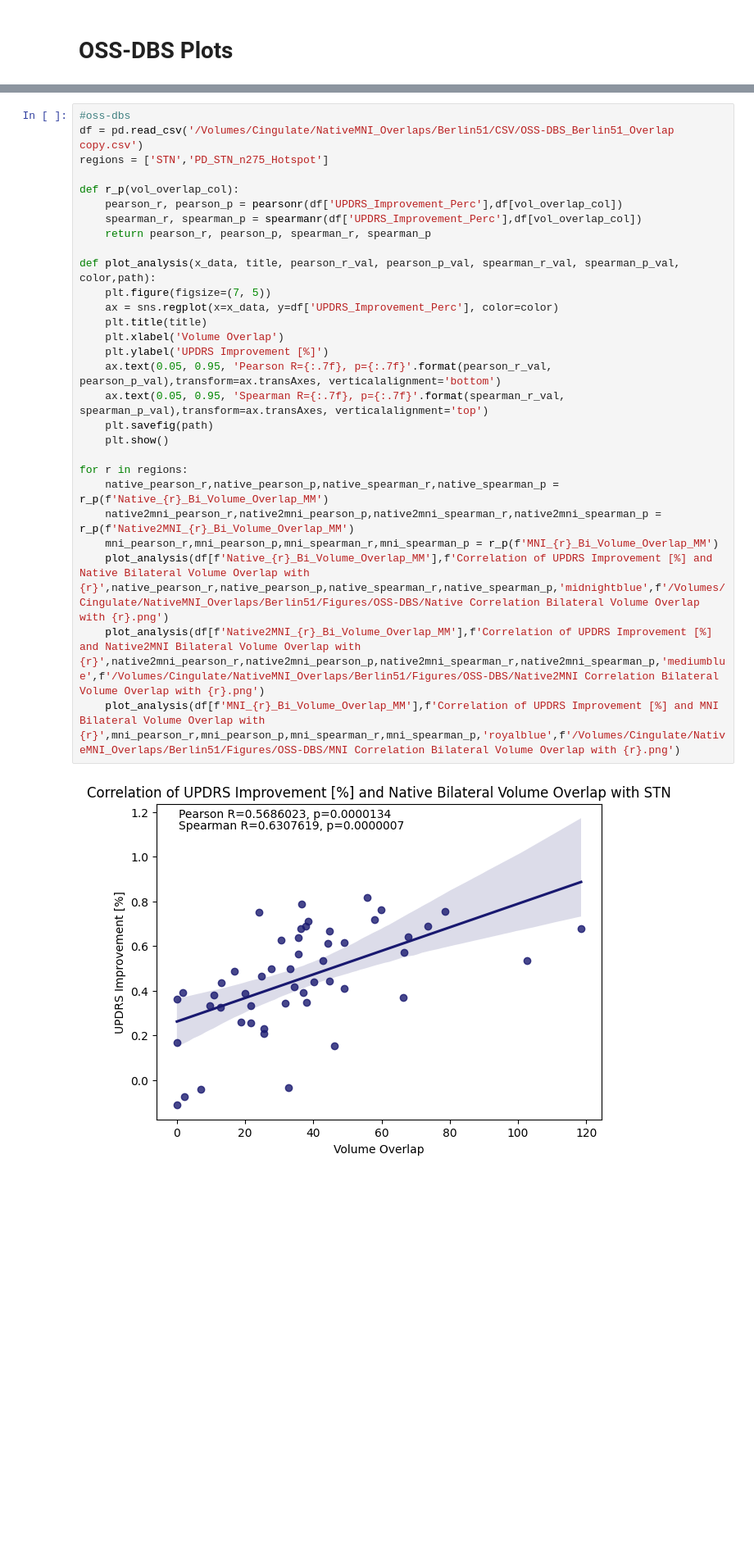
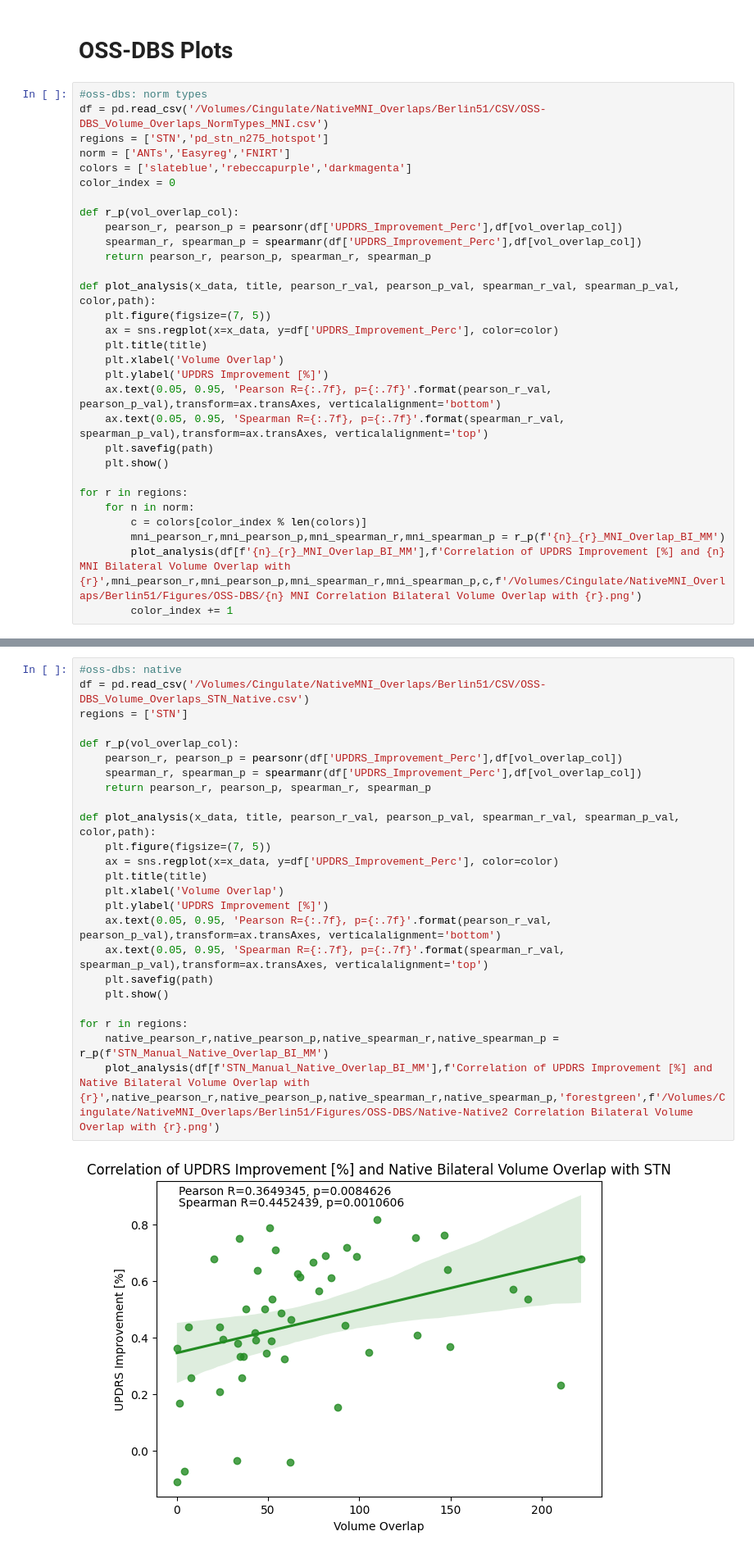
Before and after one commit to jpijar/BWH_MGH, a Jupyter notebook: Berlin51.ipynb, the cells around one changed output, grey strips where cells are left out. Shown at 82% size. Drawn from its saved outputs; the diff is of its cells as text; blank space fills up the shorter version.

```diff
--- a/Berlin51.ipynb
+++ b/Berlin51.ipynb
@@ -188,2 +208,32 @@ combined_df.to_csv('/Volumes/Cingulate/NativeMNI_Overlaps/Berlin51/BER051_OSS-DB
 # %% [markdown]
 # OSS-DBS Plots
+# %%
+#oss-dbs: norm types
+df = pd.read_csv('/Volumes/Cingulate/NativeMNI_Overlaps/Berlin51/CSV/OSS-DBS_Volume_Overlaps_NormTypes_MNI.csv')
+regions = ['STN','pd_stn_n275_hotspot']
+norm = ['ANTs','Easyreg','FNIRT']
+colors = ['slateblue','rebeccapurple','darkmagenta']
+color_index = 0
+
+def r_p(vol_overlap_col):
+    pearson_r, pearson_p = pearsonr(df['UPDRS_Improvement_Perc'],df[vol_overlap_col])
+    spearman_r, spearman_p = spearmanr(df['UPDRS_Improvement_Perc'],df[vol_overlap_col])
+    return pearson_r, pearson_p, spearman_r, spearman_p
+
+def plot_analysis(x_data, title, pearson_r_val, pearson_p_val, spearman_r_val, spearman_p_val, color,path):
+    plt.figure(figsize=(7, 5))
+    ax = sns.regplot(x=x_data, y=df['UPDRS_Improvement_Perc'], color=color)
+    plt.title(title)
+    plt.xlabel('Volume Overlap')
+    plt.ylabel('UPDRS Improvement [%]')
+    ax.text(0.05, 0.95, 'Pearson R={:.7f}, p={:.7f}'.format(pearson_r_val, pearson_p_val),transform=ax.transAxes, verticalalignment='bottom')
+    ax.text(0.05, 0.95, 'Spearman R={:.7f}, p={:.7f}'.format(spearman_r_val, spearman_p_val),transform=ax.transAxes, verticalalignment='top')
+    plt.savefig(path)
+    plt.show()
+
+for r in regions:
+    for n in norm:
+        c = colors[color_index % len(colors)]
+        mni_pearson_r,mni_pearson_p,mni_spearman_r,mni_spearman_p = r_p(f'{n}_{r}_MNI_Overlap_BI_MM')
+        plot_analysis(df[f'{n}_{r}_MNI_Overlap_BI_MM'],f'Correlation of UPDRS Improvement [%] and {n} MNI Bilateral Volume Overlap with {r}',mni_pearson_r,mni_pearson_p,mni_spearman_r,mni_spearman_p,c,f'/Volumes/Cingulate/NativeMNI_Overlaps/Berlin51/Figures/OSS-DBS/{n} MNI Correlation Bilateral Volume Overlap with {r}.png')
+        color_index += 1
@@ -190,30 +247,26 @@ combined_df.to_csv('/Volumes/Cingulate/NativeMNI_Overlaps/Berlin51/BER051_OSS-DB
 # %%
-#oss-dbs
-df = pd.read_csv('/Volumes/Cingulate/NativeMNI_Overlaps/Berlin51/CSV/OSS-DBS_Berlin51_Overlap copy.csv')
-regions = ['STN','PD_STN_n275_Hotspot']
+#oss-dbs: native
+df = pd.read_csv('/Volumes/Cingulate/NativeMNI_Overlaps/Berlin51/CSV/OSS-DBS_Volume_Overlaps_STN_Native.csv')
+regions = ['STN']
 
 def r_p(vol_overlap_col):
     pearson_r, pearson_p = pearsonr(df['UPDRS_Improvement_Perc'],df[vol_overlap_col])
     spearman_r, spearman_p = spearmanr(df['UPDRS_Improvement_Perc'],df[vol_overlap_col])
     return pearson_r, pearson_p, spearman_r, spearman_p
 
 def plot_analysis(x_data, title, pearson_r_val, pearson_p_val, spearman_r_val, spearman_p_val, color,path):
     plt.figure(figsize=(7, 5))
     ax = sns.regplot(x=x_data, y=df['UPDRS_Improvement_Perc'], color=color)
     plt.title(title)
     plt.xlabel('Volume Overlap')
     plt.ylabel('UPDRS Improvement [%]')
     ax.text(0.05, 0.95, 'Pearson R={:.7f}, p={:.7f}'.format(pearson_r_val, pearson_p_val),transform=ax.transAxes, verticalalignment='bottom')
     ax.text(0.05, 0.95, 'Spearman R={:.7f}, p={:.7f}'.format(spearman_r_val, spearman_p_val),transform=ax.transAxes, verticalalignment='top')
     plt.savefig(path)
     plt.show()
 
 for r in regions:
-    native_pearson_r,native_pearson_p,native_spearman_r,native_spearman_p = r_p(f'Native_{r}_Bi_Volume_Overlap_MM')
-    native2mni_pearson_r,native2mni_pearson_p,native2mni_spearman_r,native2mni_spearman_p = r_p(f'Native2MNI_{r}_Bi_Volume_Overlap_MM')
-    mni_pearson_r,mni_pearson_p,mni_spearman_r,mni_spearman_p = r_p(f'MNI_{r}_Bi_Volume_Overlap_MM')
-    plot_analysis(df[f'Native_{r}_Bi_Volume_Overlap_MM'],f'Correlation of UPDRS Improvement [%] and Native Bilateral Volume Overlap with {r}',native_pearson_r,native_pearson_p,native_spearman_r,native_spearman_p,'midnightblue',f'/Volumes/Cingulate/NativeMNI_Overlaps/Berlin51/Figures/OSS-DBS/Native Correlation Bilateral Volume Overlap with {r}.png')
-    plot_analysis(df[f'Native2MNI_{r}_Bi_Volume_Overlap_MM'],f'Correlation of UPDRS Improvement [%] and Native2MNI Bilateral Volume Overlap with {r}',native2mni_pearson_r,native2mni_pearson_p,native2mni_spearman_r,native2mni_spearman_p,'mediumblue',f'/Volumes/Cingulate/NativeMNI_Overlaps/Berlin51/Figures/OSS-DBS/Native2MNI Correlation Bilateral Volume Overlap with {r}.png')
-    plot_analysis(df[f'MNI_{r}_Bi_Volume_Overlap_MM'],f'Correlation of UPDRS Improvement [%] and MNI Bilateral Volume Overlap with {r}',mni_pearson_r,mni_pearson_p,mni_spearman_r,mni_spearman_p,'royalblue',f'/Volumes/Cingulate/NativeMNI_Overlaps/Berlin51/Figures/OSS-DBS/MNI Correlation Bilateral Volume Overlap with {r}.png')
+    native_pearson_r,native_pearson_p,native_spearman_r,native_spearman_p = r_p(f'STN_Manual_Native_Overlap_BI_MM')
+    plot_analysis(df[f'STN_Manual_Native_Overlap_BI_MM'],f'Correlation of UPDRS Improvement [%] and Native Bilateral Volume Overlap with {r}',native_pearson_r,native_pearson_p,native_spearman_r,native_spearman_p,'forestgreen',f'/Volumes/Cingulate/NativeMNI_Overlaps/Berlin51/Figures/OSS-DBS/Native-Native2 Correlation Bilateral Volume Overlap with {r}.png')
 # %% [output]
-[figure, old version]
+[figure, new version]
```
Also changed, not shown: parts of 6 cells of this notebook.
